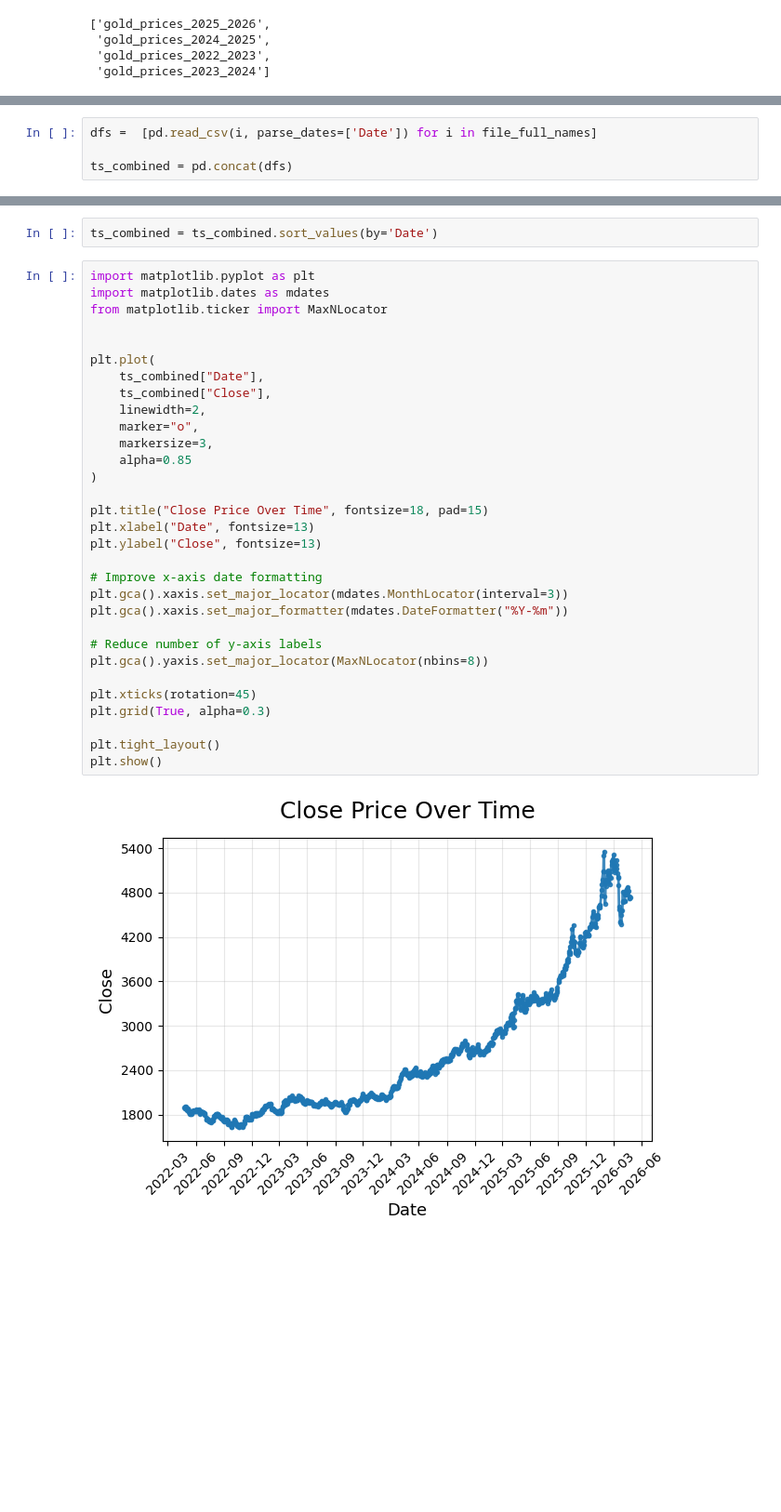
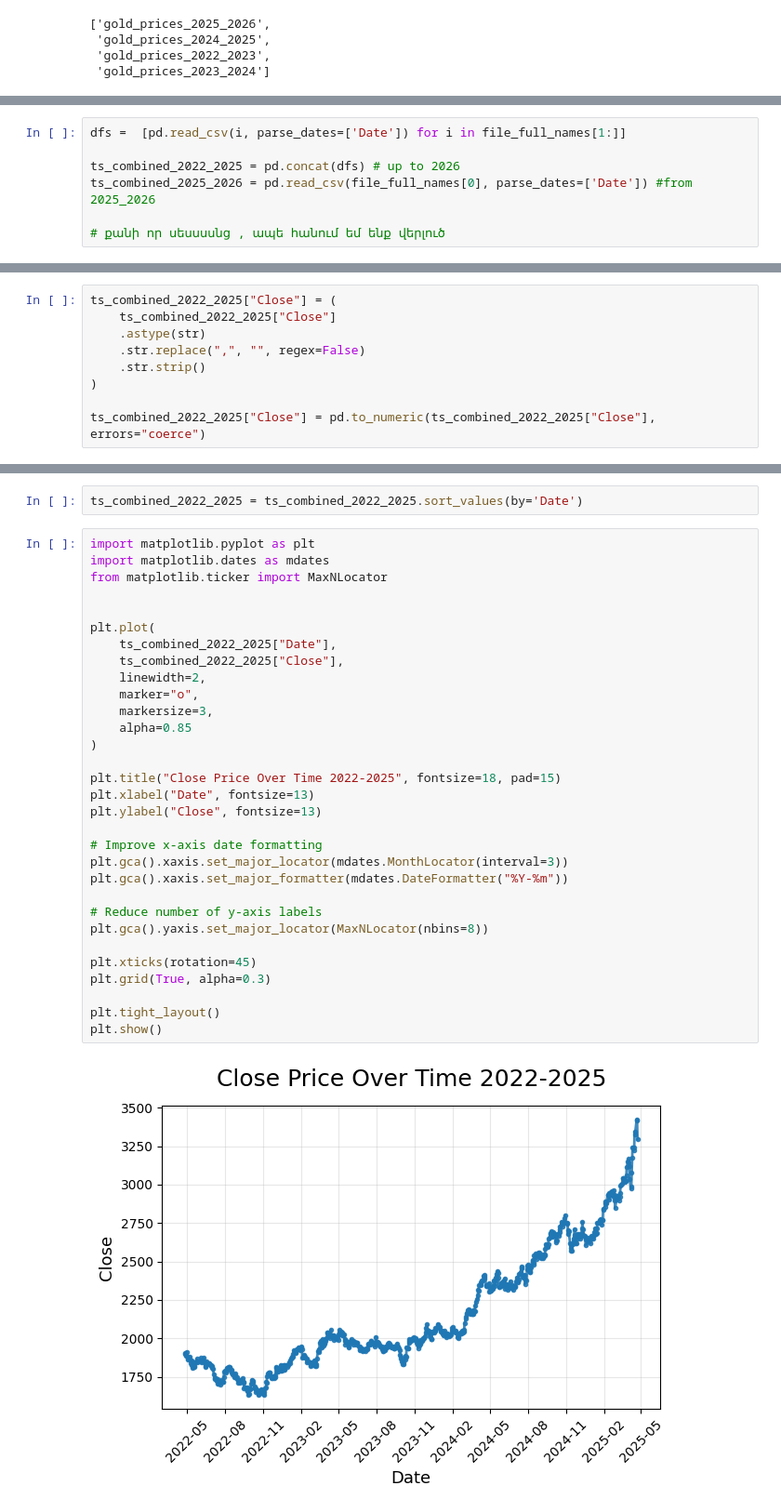
Before and after one commit to hovhannisyan91/aca, a Jupyter notebook: lab/python/notebooks/16_simple_linear_regression.ipynb, the cells around one changed output, grey strips where cells are left out. Shown at 93% size. Cells and saved outputs as stored; diff of their text form; blank space fills up the shorter version.

```diff
--- a/lab/python/notebooks/16_simple_linear_regression.ipynb
+++ b/lab/python/notebooks/16_simple_linear_regression.ipynb
@@ -295,4 +304,7 @@ base_names
 # %%
-dfs =  [pd.read_csv(i, parse_dates=['Date']) for i in file_full_names]
+dfs =  [pd.read_csv(i, parse_dates=['Date']) for i in file_full_names[1:]]
 
-ts_combined = pd.concat(dfs)
+ts_combined_2022_2025 = pd.concat(dfs) # up to 2026
+ts_combined_2025_2026 = pd.read_csv(file_full_names[0], parse_dates=['Date']) #from 2025_2026
+
+# քանի որ սեսսսսնց , ապե հանում եմ ենք վերլուծ
@@ -312 +329,10 @@ dtype: object
+# %%
+ts_combined_2022_2025["Close"] = (
+    ts_combined_2022_2025["Close"]
+    .astype(str)
+    .str.replace(",", "", regex=False)
+    .str.strip()
+)
+
+ts_combined_2022_2025["Close"] = pd.to_numeric(ts_combined_2022_2025["Close"], errors="coerce")
 # %%
@@ -330,35 +365,35 @@ dtype: object
 # %%
-ts_combined = ts_combined.sort_values(by='Date')
+ts_combined_2022_2025 = ts_combined_2022_2025.sort_values(by='Date')
 # %%
 import matplotlib.pyplot as plt
 import matplotlib.dates as mdates
 from matplotlib.ticker import MaxNLocator
 
 
 plt.plot(
-    ts_combined["Date"],
-    ts_combined["Close"],
+    ts_combined_2022_2025["Date"],
+    ts_combined_2022_2025["Close"],
     linewidth=2,
     marker="o",
     markersize=3,
     alpha=0.85
 )
 
-plt.title("Close Price Over Time", fontsize=18, pad=15)
+plt.title("Close Price Over Time 2022-2025", fontsize=18, pad=15)
 plt.xlabel("Date", fontsize=13)
 plt.ylabel("Close", fontsize=13)
 
 # Improve x-axis date formatting
 plt.gca().xaxis.set_major_locator(mdates.MonthLocator(interval=3))
 plt.gca().xaxis.set_major_formatter(mdates.DateFormatter("%Y-%m"))
 
 # Reduce number of y-axis labels
 plt.gca().yaxis.set_major_locator(MaxNLocator(nbins=8))
 
 plt.xticks(rotation=45)
 plt.grid(True, alpha=0.3)
 
 plt.tight_layout()
 plt.show()
 # %% [output]
-[figure, old version]
+[figure, new version]
```
Also changed, not shown: parts of 60 cells of this notebook, 2 other files.
